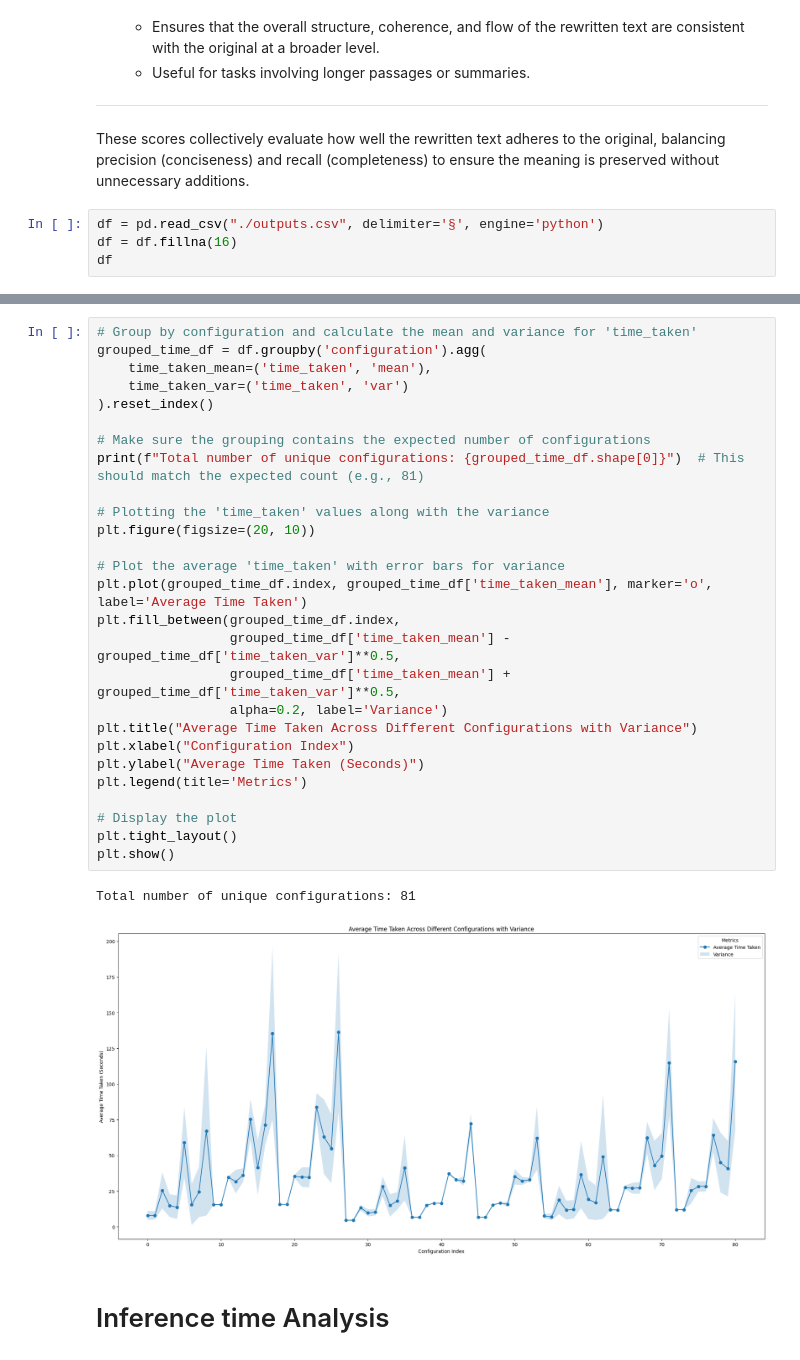
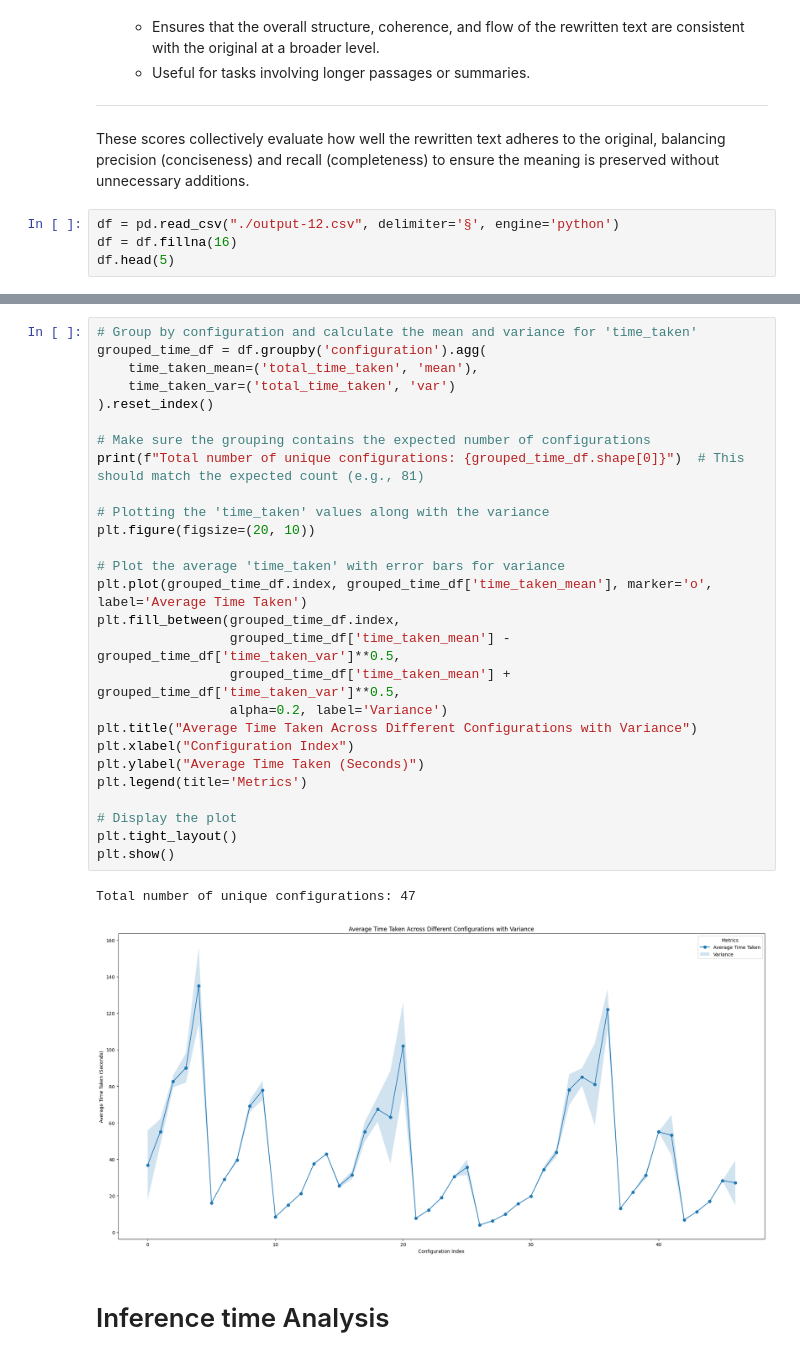
Before and after one commit to darmangerd/llama3-scheduling, a Jupyter notebook: ANOVA.ipynb, the cells around one changed output, grey strips where cells are left out. Drawn from its saved outputs; the diff is of its cells as text.

```diff
--- a/ANOVA.ipynb
+++ b/ANOVA.ipynb
@@ -111,7 +113,7 @@ from scipy.stats import levene
 
 These scores collectively evaluate how well the rewritten text adheres to the original, balancing precision (conciseness) and recall (completeness) to ensure the meaning is preserved without unnecessary additions.
 # %%
-df = pd.read_csv("./outputs.csv", delimiter='§', engine='python')
+df = pd.read_csv("./output-12.csv", delimiter='§', engine='python')
 df = df.fillna(16)
-df
+df.head(5)
 # %% [output]
@@ -418,33 +402,33 @@ grouped_df
 # %%
 # Group by configuration and calculate the mean and variance for 'time_taken'
 grouped_time_df = df.groupby('configuration').agg(
-    time_taken_mean=('time_taken', 'mean'),
-    time_taken_var=('time_taken', 'var')
+    time_taken_mean=('total_time_taken', 'mean'),
+    time_taken_var=('total_time_taken', 'var')
 ).reset_index()
 
 # Make sure the grouping contains the expected number of configurations
 print(f"Total number of unique configurations: {grouped_time_df.shape[0]}")  # This should match the expected count (e.g., 81)
 
 # Plotting the 'time_taken' values along with the variance
 plt.figure(figsize=(20, 10))
 
 # Plot the average 'time_taken' with error bars for variance
 plt.plot(grouped_time_df.index, grouped_time_df['time_taken_mean'], marker='o', label='Average Time Taken')
 plt.fill_between(grouped_time_df.index,
                  grouped_time_df['time_taken_mean'] - grouped_time_df['time_taken_var']**0.5,
                  grouped_time_df['time_taken_mean'] + grouped_time_df['time_taken_var']**0.5,
                  alpha=0.2, label='Variance')
 plt.title("Average Time Taken Across Different Configurations with Variance")
 plt.xlabel("Configuration Index")
 plt.ylabel("Average Time Taken (Seconds)")
 plt.legend(title='Metrics')
 
 # Display the plot
 plt.tight_layout()
 plt.show()
 # %% [output]
-Total number of unique configurations: 81
+Total number of unique configurations: 47
-[figure, old version]
+[figure, new version]
 # %% [markdown]
 # Inference time Analysis
 # %%
```
Also changed, not shown: parts of 25 cells of this notebook, 1 other file.
